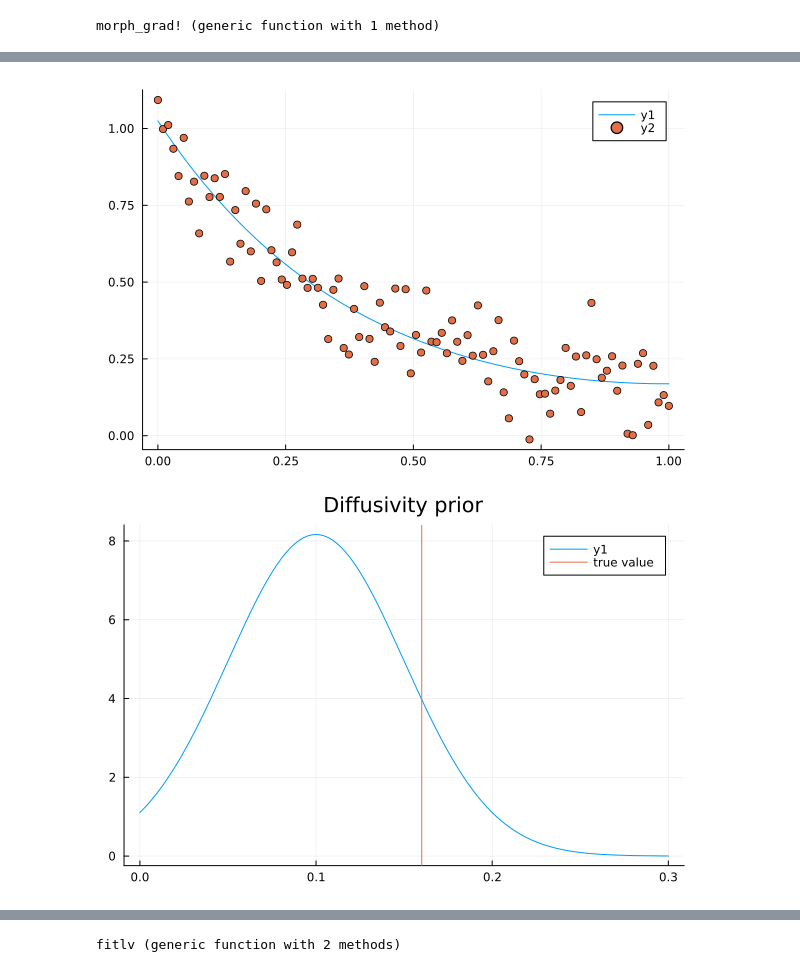
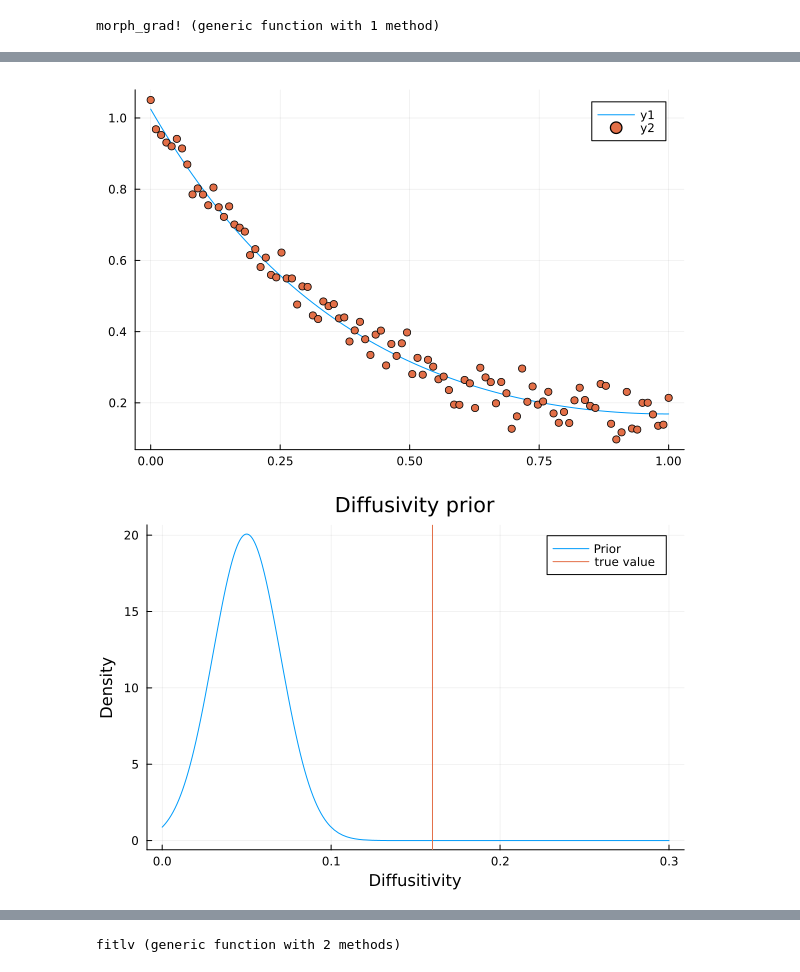
Before and after one commit to harrybooth/Hadjivasiliou_Julia_Tutorial, a Jupyter notebook: notebooks/Tutorial_Bayes.ipynb, the cells around one changed output, grey strips where cells are left out. Drawn from its saved outputs; the diff is of its cells as text; code cells hidden in the pictures.

```diff
--- a/notebooks/Tutorial_Bayes.ipynb
+++ b/notebooks/Tutorial_Bayes.ipynb
@@ -78,18 +74,20 @@ plot(tissue,sol.u[end])
 # %%
 # https://turing.ml/dev/tutorials/10-bayesian-differential-equations/
 # %%
-σ_noise = 0.3
+const σ_noise = 0.2
 
 d = Normal(0.0,σ_noise^2)
 
 odedata = sol(tspan[2]) .+ rand(d,length(sol(tspan[2])))
 
 plot(tissue,sol.u[end])
 scatter!(tissue,odedata)
 # %% [output]
-[figure, old version]
+[figure, new version]
 # %%
-plot(truncated(Normal(0.1, 0.05); lower=0., upper=0.3),title = "Diffusivity prior")
+plot(truncated(Normal(0.05, 0.02); lower=0., upper=0.3),title = "Diffusivity prior", label = "Prior", xaxis = "Diffusitivity", yaxis = "Density")
 vline!([D],label = "true value")
+
+# savefig(plotsdir("DiffusitivityPrior.png"))
 # %% [output]
-[figure, old version]
+[figure, new version]
```
Also changed, not shown: parts of 6 cells of this notebook, 18 other files.
